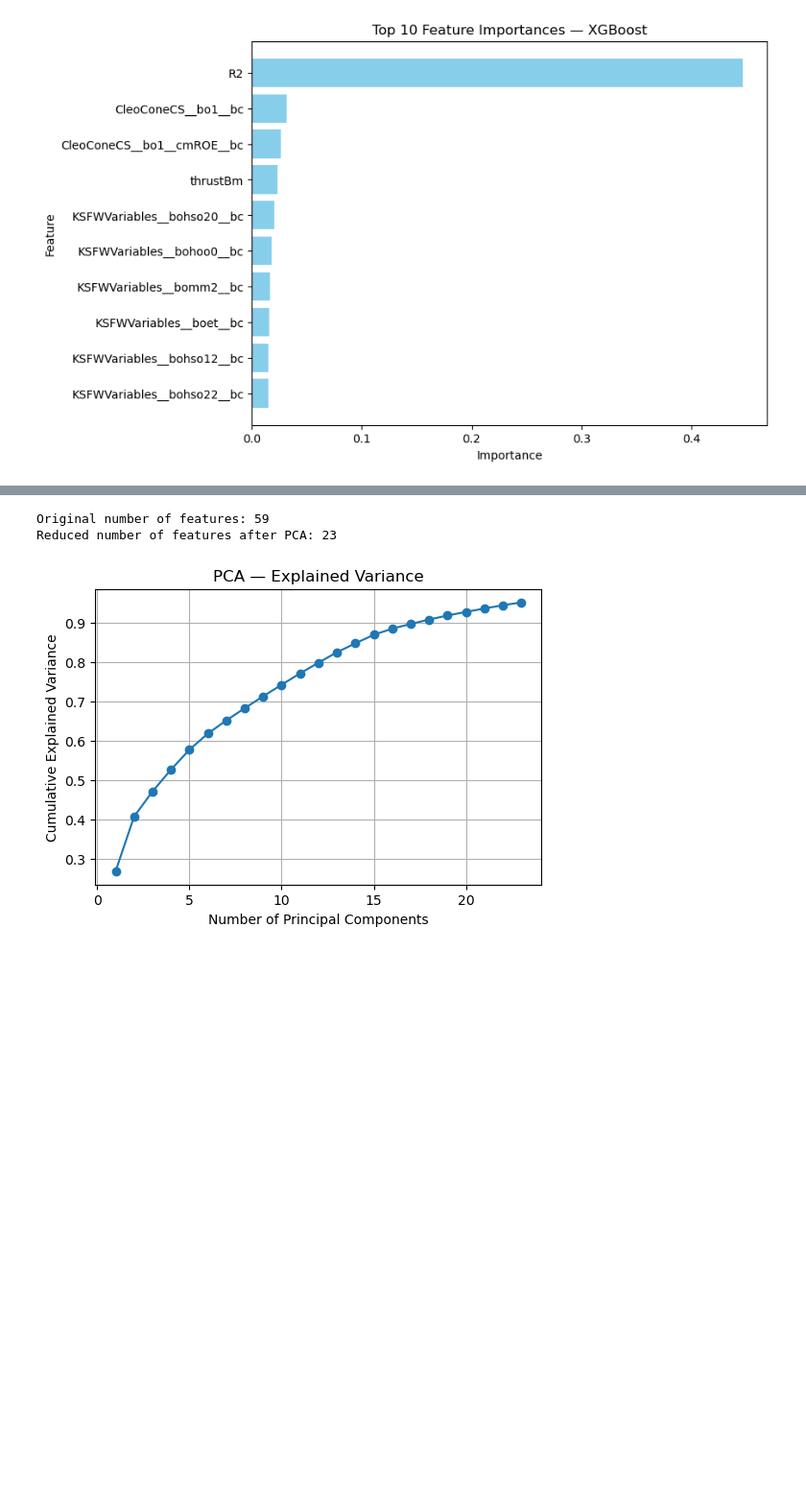
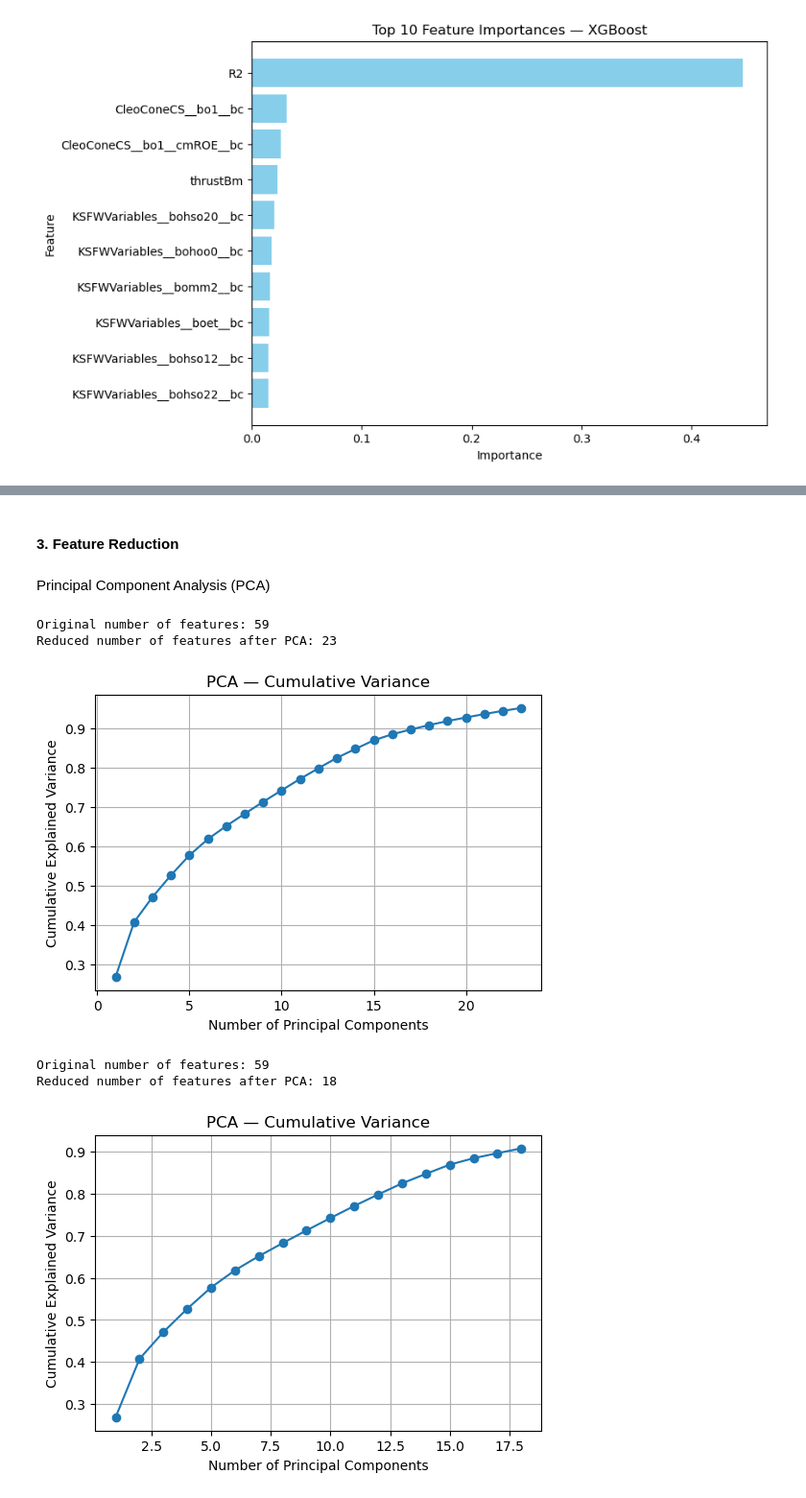
Before and after one commit to shrutreeee/IDC409_DS_Project, a Jupyter notebook: HEP_code.ipynb, the cells around one changed output, grey strips where cells are left out. Shown at 96% size. Drawn from its saved outputs; the diff is of its cells as text; code cells hidden in the pictures; blank space fills up the shorter version.

```diff
--- a/HEP_code.ipynb
+++ b/HEP_code.ipynb
@@ -43,11 +57,10 @@ type
 0      462
 Name: count, dtype: int64
 # %%
-#binary classification: event_types(0,1--> signal assign value 1) and event_types(2,3,4,5--> background assign value 0)
-data['binary_type'] = data['type'].apply(lambda x: 1 if x in [0, 1] else 0)
-print(data['binary_type'].value_counts())
-#value_counts(normalize=False) --> default disp numbers
-#print(data['binary_type'].value_counts(normalize=True))--> rel freq
+#binary classification: event_types: 0,1--> SIGNAL assign value 1 and event_types2,3,4,5--> BACKGROUND assign value 0)
+df['binary_type'] = df['type'].apply(lambda x: 1 if x in [0, 1] else 0)
+print(df['binary_type'].value_counts())
+print(df['binary_type'].value_counts(normalize=True)) #rel freq
 # %% [output]
 binary_type
 1    35765
@@ -61,16 +74,17 @@ Name: proportion, dtype: float64
 #cleaning the data
 drop_col = []  # we don't want to include columns like the first one (unnamed)
 
-for name in data.columns:
+for name in df.columns:
     if 'Unnamed' in name or name == '':
         drop_col.append(name)
 
 # features we want to work with; exclude the binary classification/event_type column
-X = data.drop(columns=drop_col + ['type', 'binary_type'], errors='ignore')
-Y = data['binary_type'] #type column 0/1
+X = df.drop(columns=drop_col + ['type', 'binary_type'], errors='ignore')
+Y = df['binary_type'] #type column 0/1
 
-print(data.shape)
+print(df.shape)
 print(X.shape)
+print(drop_col)
 # %% [output]
 (70606, 62)
 (70606, 59)
@@ -506,32 +645,47 @@ Top 10 important features:
+# %% [markdown]
+#### 3. Feature Reduction
+# %% [markdown]
+Principal Component Analysis (PCA)
 # %%
-from sklearn.decomposition import PCA
-from sklearn.preprocessing import StandardScaler
-import matplotlib.pyplot as plt
-import pandas as pd
-
-# 1️⃣ Scale features (important for PCA)
-scaler = StandardScaler()
-X_train_scaled = pd.DataFrame(scaler.fit_transform(X_train), columns=X_train.columns)
-X_test_scaled = pd.DataFrame(scaler.transform(X_test), columns=X_test.columns)
-
-# 2️⃣ Fit PCA to capture 95% variance
-pca = PCA(n_components=0.95)  # automatically choose #components to retain 95% variance
+#PCA so as to retain 95% of the variance
+pca = PCA(n_components=0.95)
 X_train_pca = pca.fit_transform(X_train_scaled)
 X_test_pca = pca.transform(X_test_scaled)
 
 print(f"Original number of features: {X_train.shape[1]}")
 print(f"Reduced number of features after PCA: {X_train_pca.shape[1]}")
 
-# 3️⃣ Optional: plot cumulative explained variance
+# cumulative variance plot
 explained_var = pca.explained_variance_ratio_.cumsum()
 plt.figure(figsize=(6,4))
 plt.plot(range(1, len(explained_var)+1), explained_var, marker='o')
 plt.xlabel('Number of Principal Components')
 plt.ylabel('Cumulative Explained Variance')
-plt.title('PCA — Explained Variance')
+plt.title('PCA — Cumulative Variance')
 plt.grid(True)
 plt.show()
+
+#PCA so as to retain 90% of the variance
+pca = PCA(n_components=0.90)  # automatically choose #components to retain 95% variance
+X_train_pca = pca.fit_transform(X_train_scaled)
+X_test_pca = pca.transform(X_test_scaled)
+
+print(f"Original number of features: {X_train.shape[1]}")
+print(f"Reduced number of features after PCA: {X_train_pca.shape[1]}")
+
+# cumulative variance plot
+explained_var = pca.explained_variance_ratio_.cumsum()
+plt.figure(figsize=(6,4))
+plt.plot(range(1, len(explained_var)+1), explained_var, marker='o')
+plt.xlabel('Number of Principal Components')
+plt.ylabel('Cumulative Explained Variance')
+plt.title('PCA — Cumulative Variance')
+plt.grid(True)
+plt.show()
 # %% [output]
 Original number of features: 59
 Reduced number of features after PCA: 23
-[figure, old version]
+[figure, new version]
+Original number of features: 59
+Reduced number of features after PCA: 18
+[figure, added]
```
Also changed, not shown: parts of 41 cells of this notebook.
